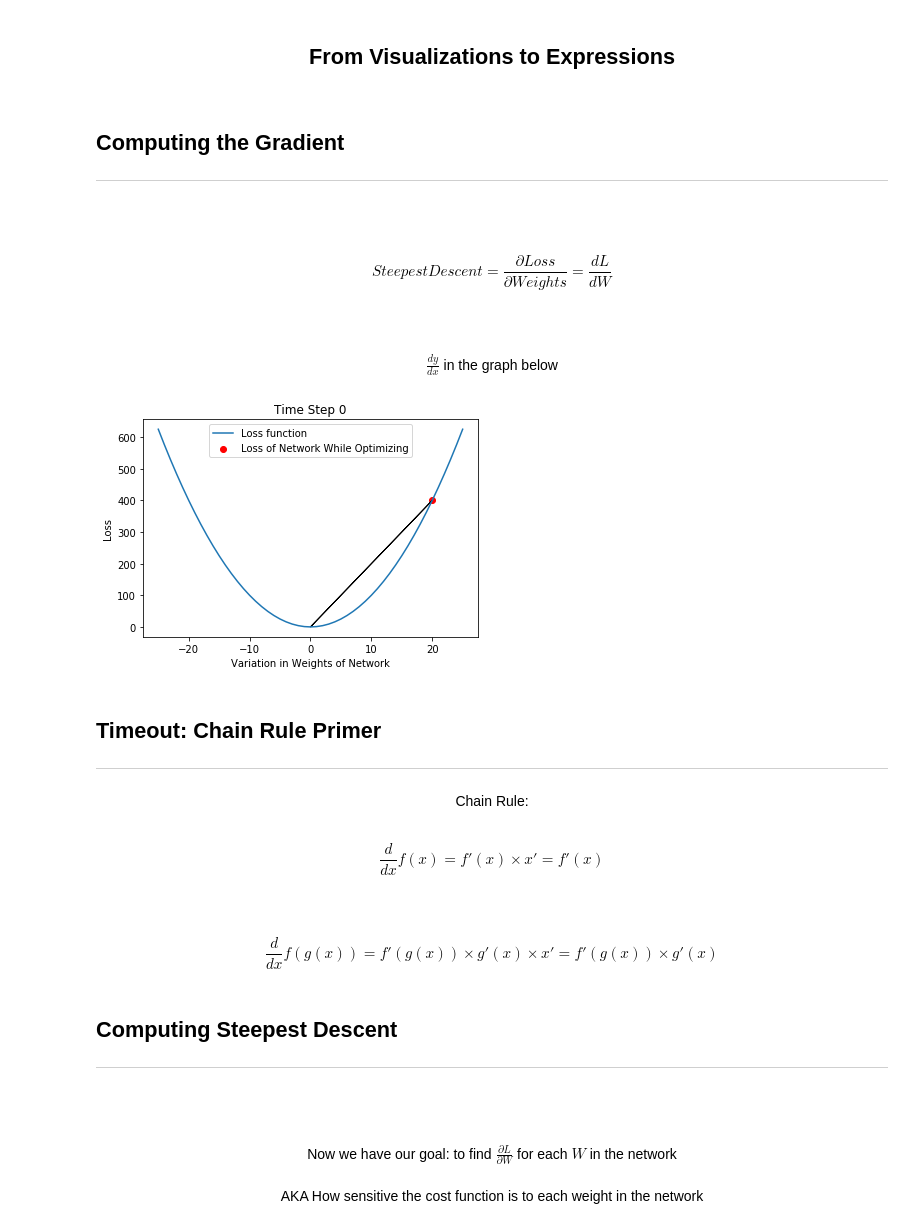
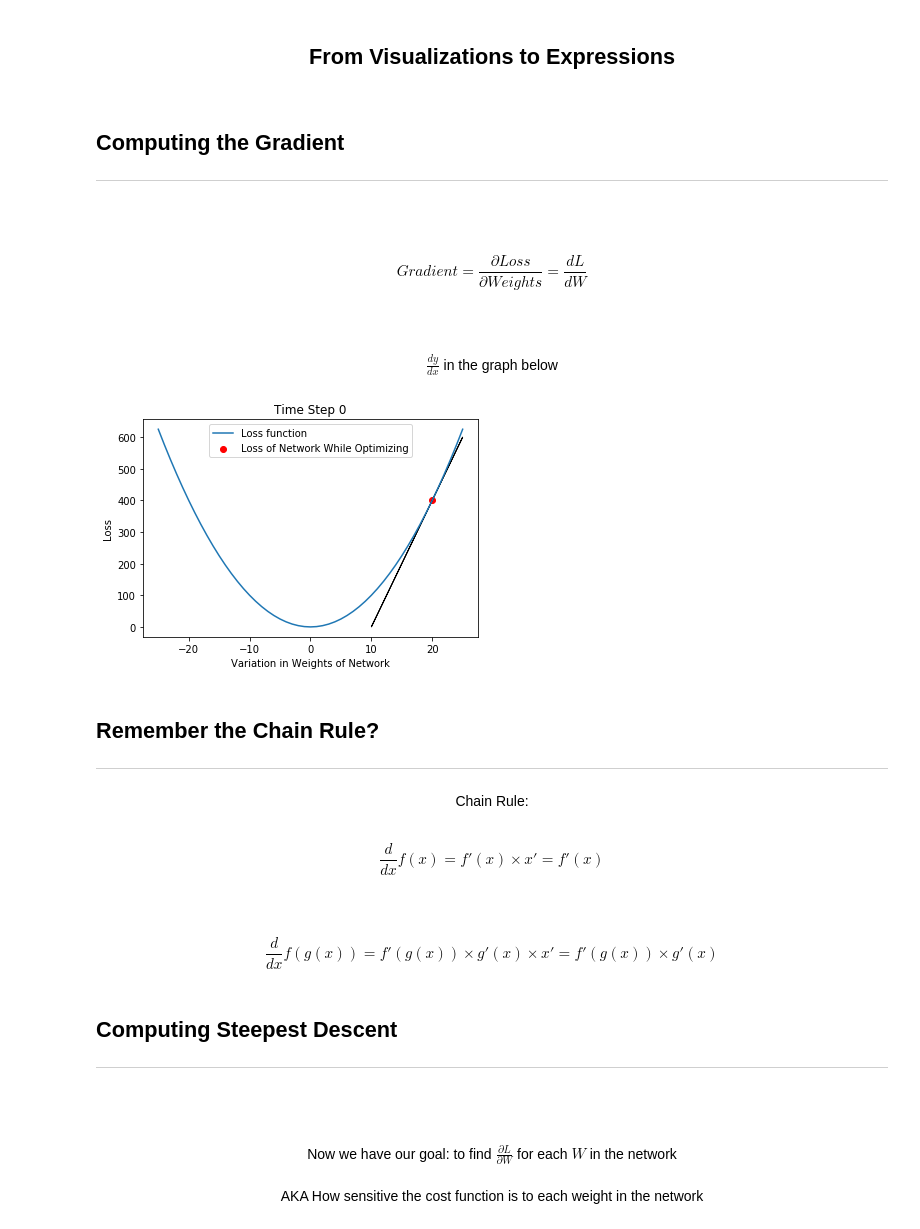
Before and after one commit to ashermancinelli/tensorflow-talk, a Jupyter notebook: slides.ipynb, the cells around one changed output. Saved outputs shown, nothing was run; the diff lists cells and outputs as text; code cells hidden in the pictures.

```diff
--- a/slides.ipynb
+++ b/slides.ipynb
@@ -260,23 +262,23 @@ plt.show()
 ---
 <BR><BR>
 $$
-Steepest Descent = \frac{\partial{Loss}}{\partial{Weights}} = \frac{dL}{dW}
+Gradient = \frac{\partial{Loss}}{\partial{Weights}} = \frac{dL}{dW}
 $$
 <br><br>
 <center>$\frac{dy}{dx}$ in the graph below</center>
 # %%
 plt.plot(x, y, label='Loss function')
 plt.xlabel('Variation in Weights of Network')
 plt.ylabel('Loss')
 plt.title('Time Step 0')
 plt.scatter([20], [400], marker='o', label='Loss of Network While Optimizing', color='red')
-plt.arrow(0,0,20,400)
+plt.arrow(10,0,15,600, label='dy/dx')
 plt.legend()
 plt.show()
 # %% [output]
-[figure, old version]
+[figure, new version]
 # %% [markdown]
-## Timeout: Chain Rule Primer
+## Remember the Chain Rule?
 ---
 <center>Chain Rule:</center><br>
 $$
```
Also changed, not shown: parts of 27 cells of this notebook, 8 other files.
